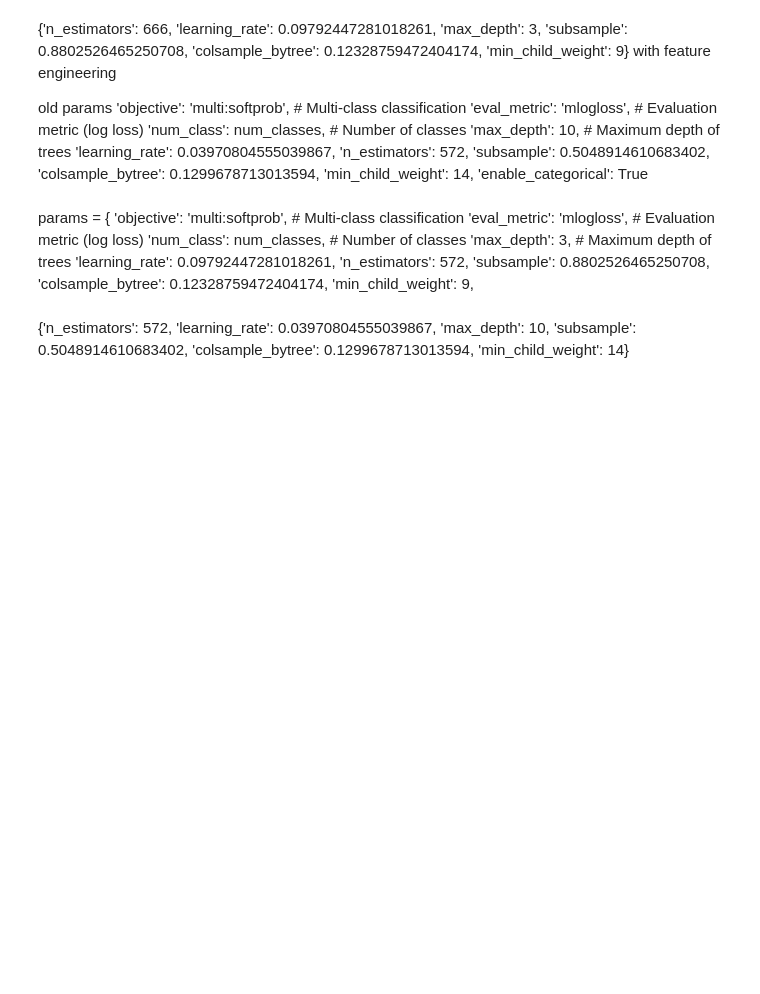
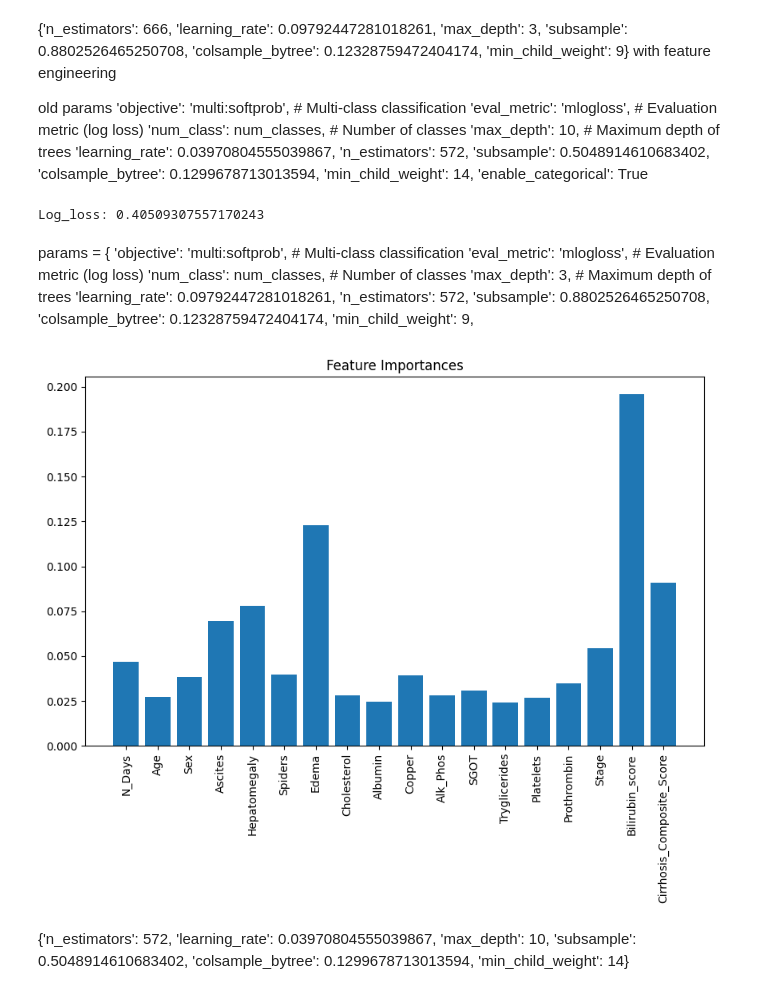
Before and after one commit to hammondb82/Liver-Cirrhosis, a Jupyter notebook: cirrhosis-liver-notebook.ipynb, the cells around one changed output. Saved outputs shown, nothing was run; the diff lists cells and outputs as text; code cells hidden in the pictures; blank space fills up the shorter version.

```diff
--- a/cirrhosis-liver-notebook.ipynb
+++ b/cirrhosis-liver-notebook.ipynb
@@ -277,6 +246,7 @@ print("Best Score:", best_score)
 # %%
-random_forest_model = RandomForestClassifier(n_estimators=154, min_samples_leaf=3, random_state=42)
+# build model with best hyperparameters determined above
+random_forest_model = RandomForestClassifier(n_estimators=171, min_samples_leaf=2, random_state=42)
 random_forest_model.fit(X_train, y_train)
-y_pred_forest_val = random_forest_model.predict_proba(X_test)
-accuracy = log_loss(y_test, y_pred_forest_val)
-print(f'Accuracy: {accuracy}')
+y_pred_forest_test = random_forest_model.predict_proba(X_test)
+log_loss_metric = log_loss(y_test, y_pred_forest_val)
+print(f'Log loss: {log_loss_metric}')
@@ -369,28 +318,29 @@ old params
     'min_child_weight': 14,
     'enable_categorical': True
 # %%
+# build and train a XGB model for later use in the meta-model
 num_classes = 3
 
 params = {
-    'objective': 'multi:softprob',  # Multi-class classification
-    'eval_metric': 'mlogloss',     # Evaluation metric (log loss)
-    'num_class': num_classes,      # Number of classes
-    'max_depth': 8,                # Maximum depth of trees
-    'learning_rate': 0.03733937019630027,
-    'n_estimators': 707,
-    'subsample': 0.7713822447289903,
-    'colsample_bytree': 0.11897302935991551,
-    'min_child_weight': 14,
+    'objective': 'multi:softprob',
+    'eval_metric': 'mlogloss',
+    'num_class': num_classes,
+    'max_depth': 9,
+    'learning_rate': 0.024248428725181667,
+    'n_estimators': 585,
+    'subsample': 0.5442773274538859,
+    'colsample_bytree': 0.19925924024894584,
+    'min_child_weight': 5,
 
 }
 
-
-# Train the XGBoost model
-model_2 = xgb.XGBClassifier(**params, random_state=42)
-model_2.fit(X_train, y_train)
-
-# Make predictions
-predictions_xgb_test = model_2.predict_proba(X_test)
+xgb_model = xgb.XGBClassifier(**params, random_state=82)
+xgb_model.fit(X_train, y_train)
+predictions_xgb_test = xgb_model.predict_proba(X_test)
+metric = log_loss(y_test, predictions_xgb_test)
+print(f'Log_loss: {metric}')
+# %% [output]
+Log_loss: 0.40509307557170243
 # %% [markdown]
 params = {
     'objective': 'multi:softprob',  # Multi-class classification
@@ -403,12 +353,17 @@ params = {
     'colsample_bytree': 0.12328759472404174,
     'min_child_weight': 9,
 # %%
-importances = model_2.feature_importances_
+# I wanted to see what features are important to help guide my developement of my features.
+# I did use these importances to drop and add some features. The data transformtion function above
+# is the final form after many iterations of checking feature importances in this model
+importances = xgb_model.feature_importances_
 
 
 # Plotting feature importances
 plt.figure(figsize=(10, 6))
 plt.bar(range(len(importances)), importances)
 plt.xticks(range(len(importances)), feature_names, rotation=90)
 plt.title('Feature Importances')
 plt.show()
+# %% [output]
+[figure, added]
```
Also changed, not shown: parts of 75 cells of this notebook.
